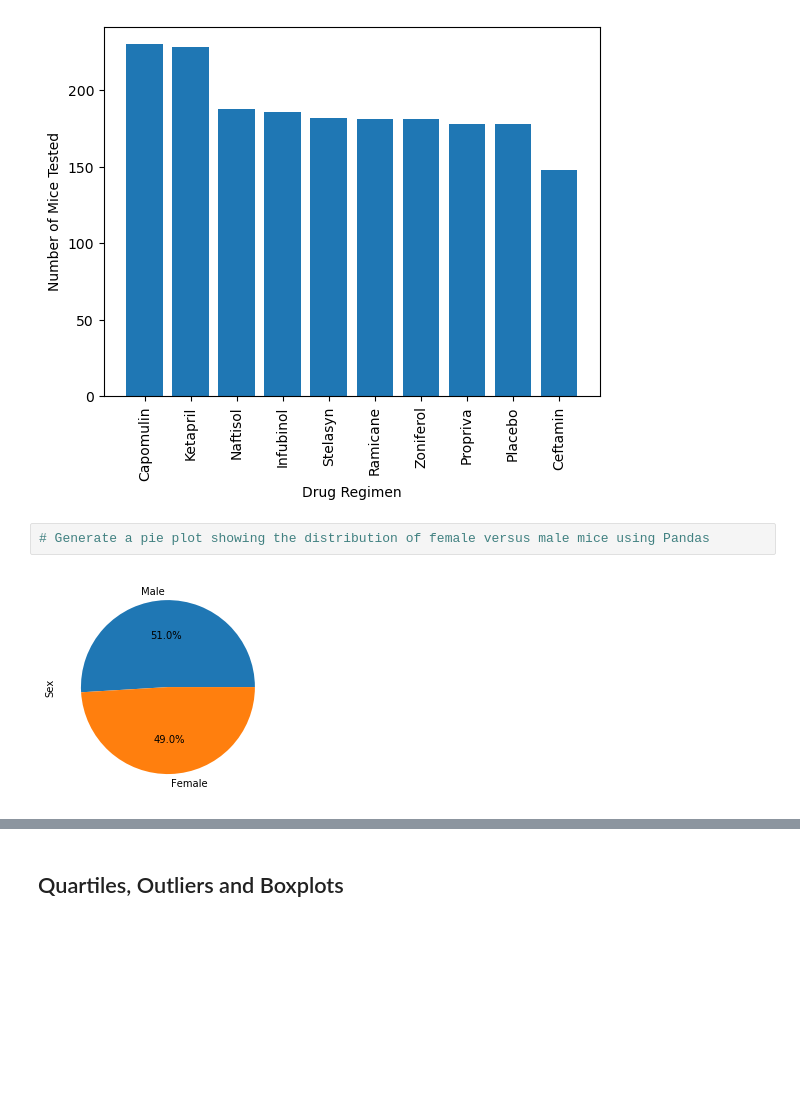
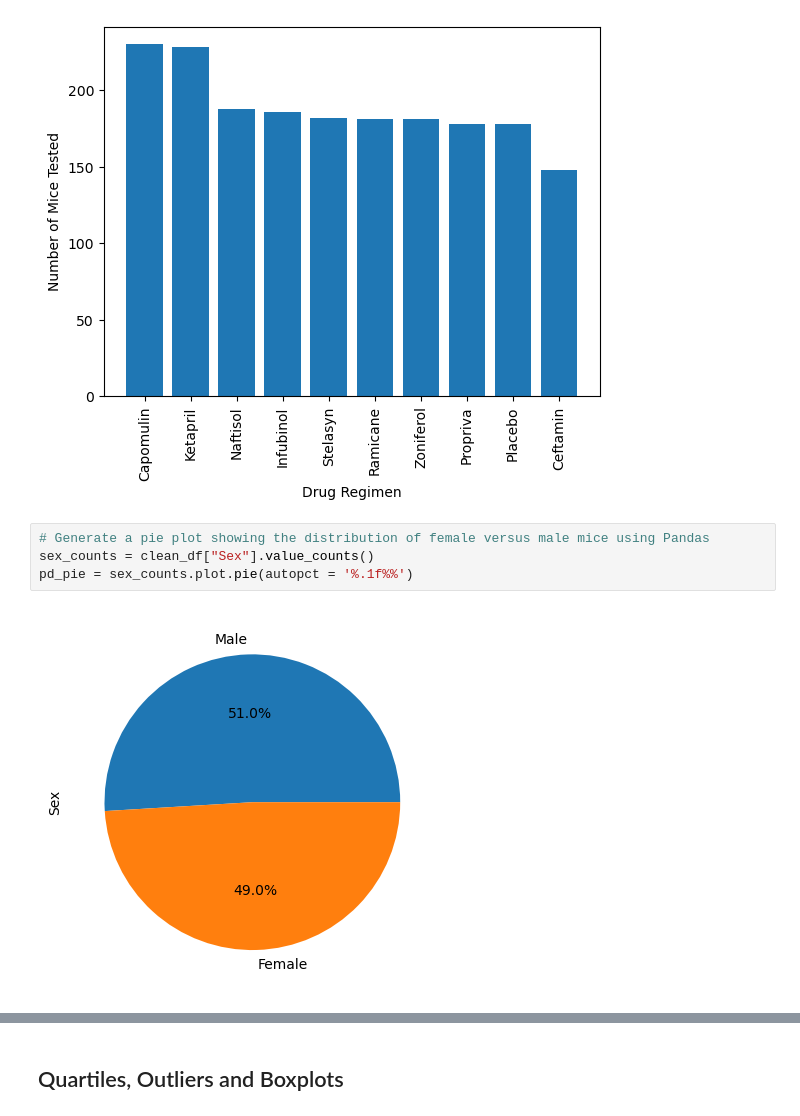
Before and after one commit to m-lohr/matplotlib-challenge, a Jupyter notebook: Pymaceuticals/pymaceuticals.ipynb, the cells around one changed output, grey strips where cells are left out. Cells and saved outputs as stored; diff of their text form; blank space fills up the shorter version.

```diff
--- a/Pymaceuticals/pymaceuticals.ipynb
+++ b/Pymaceuticals/pymaceuticals.ipynb
@@ -175,7 +175,9 @@ plt.show()
 [figure]
 # %%
 # Generate a pie plot showing the distribution of female versus male mice using Pandas
+sex_counts = clean_df["Sex"].value_counts()
+pd_pie = sex_counts.plot.pie(autopct = '%.1f%%')
 # %% [output]
-[figure, old version]
+[figure, new version]
 # %%
 # Generate a pie plot showing the distribution of female versus male mice using pyplot
```
Also changed, not shown: parts of 1 cell of this notebook.
